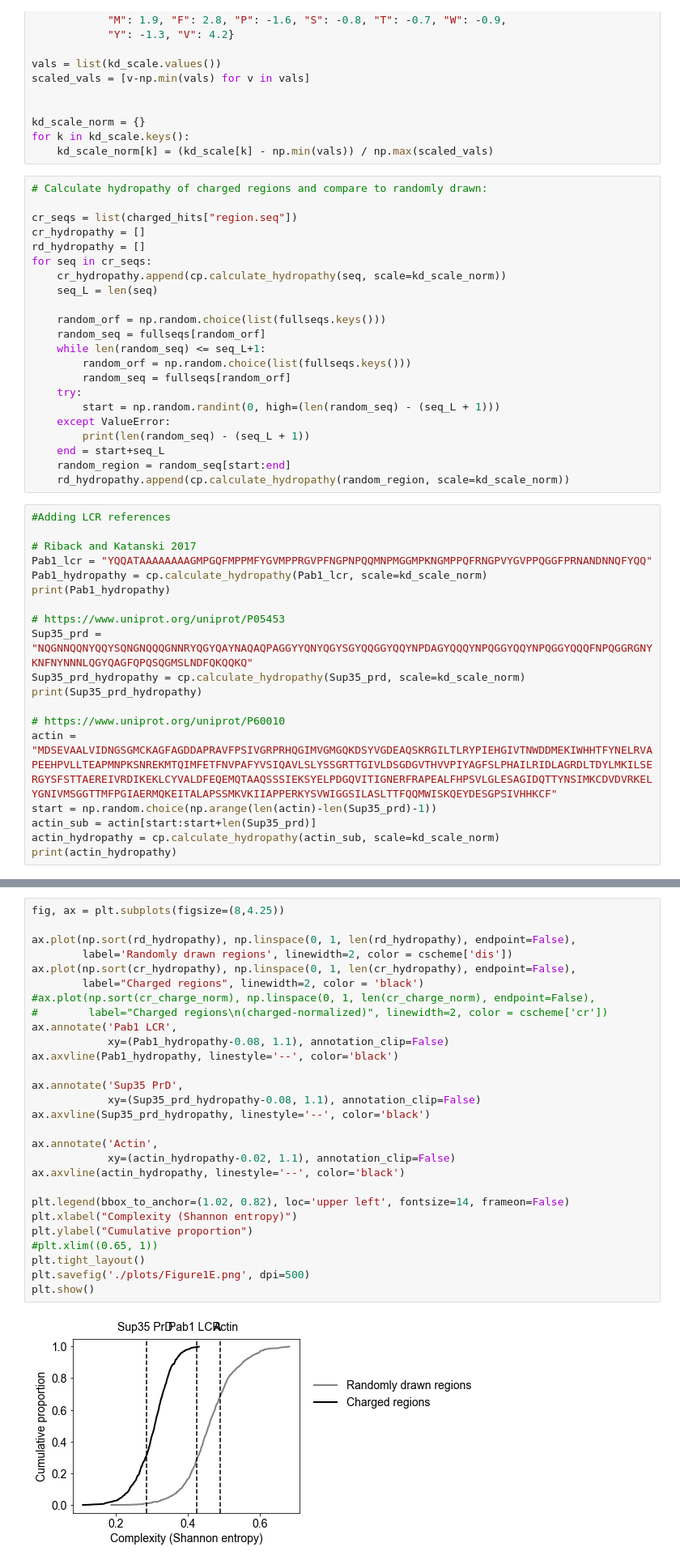
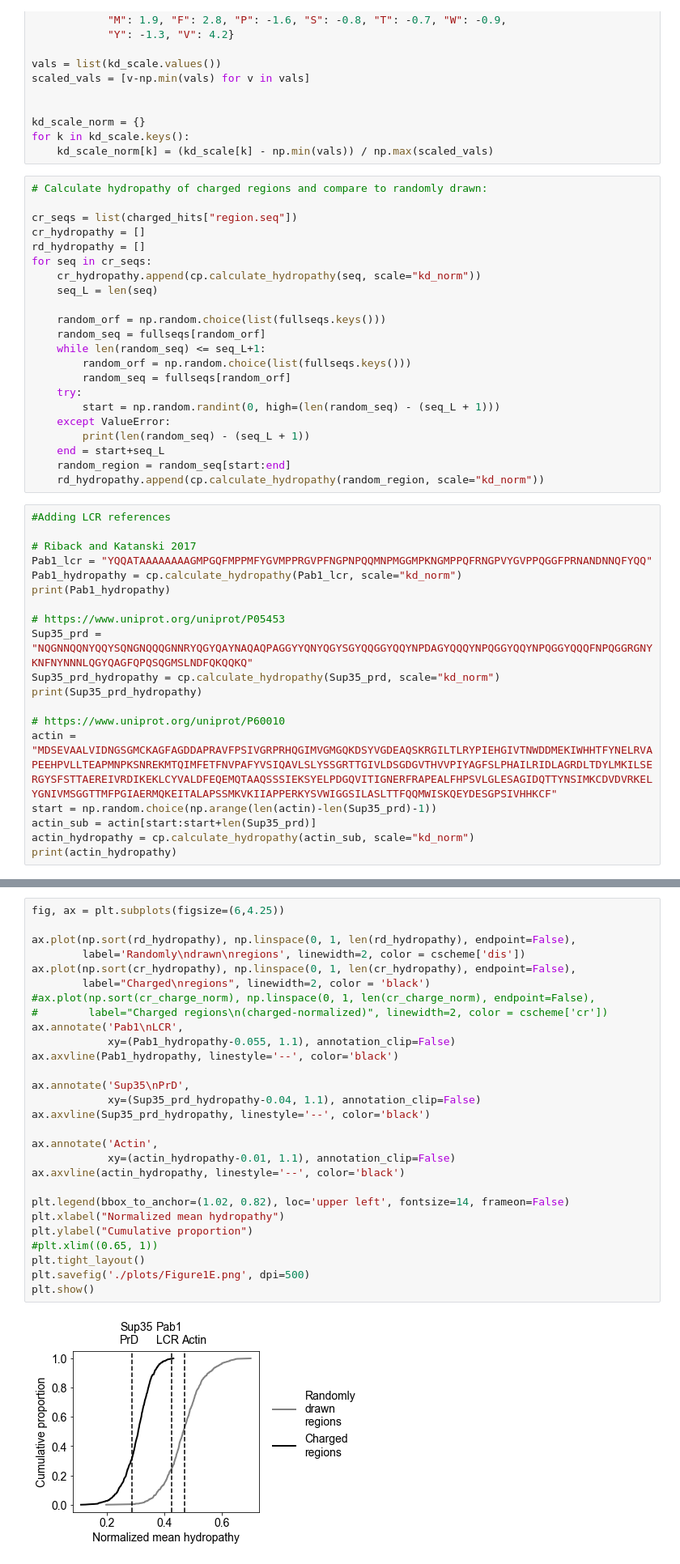
Before and after one commit to rosalindpan/hcrpaper, a Jupyter notebook: figures/Figure1.ipynb, the cells around one changed output, grey strips where cells are left out. Shown at 81% size. Saved outputs shown, nothing was run; the diff lists cells and outputs as text.

Commit message:
started editing supplemental figures

```diff
--- a/figures/Figure1.ipynb
+++ b/figures/Figure1.ipynb
@@ -409,7 +409,7 @@ cr_seqs = list(charged_hits["region.seq"])
 cr_hydropathy = []
 rd_hydropathy = []
 for seq in cr_seqs:
-    cr_hydropathy.append(cp.calculate_hydropathy(seq, scale=kd_scale_norm))
+    cr_hydropathy.append(cp.calculate_hydropathy(seq, scale="kd_norm"))
     seq_L = len(seq)
 
     random_orf = np.random.choice(list(fullseqs.keys()))
@@ -423,18 +423,18 @@ for seq in cr_seqs:
         print(len(random_seq) - (seq_L + 1))
     end = start+seq_L
     random_region = random_seq[start:end]
-    rd_hydropathy.append(cp.calculate_hydropathy(random_region, scale=kd_scale_norm))
+    rd_hydropathy.append(cp.calculate_hydropathy(random_region, scale="kd_norm"))
 # %%
 #Adding LCR references
 
 # Riback and Katanski 2017
 Pab1_lcr = "YQQATAAAAAAAAGMPGQFMPPMFYGVMPPRGVPFNGPNPQQMNPMGGMPKNGMPPQFRNGPVYGVPPQGGFPRNANDNNQFYQQ"
-Pab1_hydropathy = cp.calculate_hydropathy(Pab1_lcr, scale=kd_scale_norm)
+Pab1_hydropathy = cp.calculate_hydropathy(Pab1_lcr, scale="kd_norm")
 print(Pab1_hydropathy)
 
 # https://www.uniprot.org/uniprot/P05453
 Sup35_prd = "NQGNNQQNYQQYSQNGNQQQGNNRYQGYQAYNAQAQPAGGYYQNYQGYSGYQQGGYQQYNPDAGYQQQYNPQGGYQQYNPQGGYQQQFNPQGGRGNYKNFNYNNNLQGYQAGFQPQSQGMSLNDFQKQQKQ"
-Sup35_prd_hydropathy = cp.calculate_hydropathy(Sup35_prd, scale=kd_scale_norm)
+Sup35_prd_hydropathy = cp.calculate_hydropathy(Sup35_prd, scale="kd_norm")
 print(Sup35_prd_hydropathy)
 
 # https://www.uniprot.org/uniprot/P60010
@@ -442,6 +442,6 @@ actin = "MDSEVAALVIDNGSGMCKAGFAGDDAPRAVFPSIVGRPRHQGIMVGMGQKDSYVGDEAQSKRGILTLRYPI
 start = np.random.choice(np.arange(len(actin)-len(Sup35_prd)-1))
 actin_sub = actin[start:start+len(Sup35_prd)]
-actin_hydropathy = cp.calculate_hydropathy(actin_sub, scale=kd_scale_norm)
+actin_hydropathy = cp.calculate_hydropathy(actin_sub, scale="kd_norm")
 print(actin_hydropathy)
 # %% [output]
 0.4256209150326798
@@ -450,30 +450,30 @@ print(actin_hydropathy)
 # %%
-fig, ax = plt.subplots(figsize=(8,4.25))
+fig, ax = plt.subplots(figsize=(6,4.25))
 
 ax.plot(np.sort(rd_hydropathy), np.linspace(0, 1, len(rd_hydropathy), endpoint=False),
-        label='Randomly drawn regions', linewidth=2, color = cscheme['dis'])
+        label='Randomly\ndrawn\nregions', linewidth=2, color = cscheme['dis'])
 ax.plot(np.sort(cr_hydropathy), np.linspace(0, 1, len(cr_hydropathy), endpoint=False),
-        label="Charged regions", linewidth=2, color = 'black')
+        label="Charged\nregions", linewidth=2, color = 'black')
 #ax.plot(np.sort(cr_charge_norm), np.linspace(0, 1, len(cr_charge_norm), endpoint=False),
 #        label="Charged regions\n(charged-normalized)", linewidth=2, color = cscheme['cr'])
-ax.annotate('Pab1 LCR',
-            xy=(Pab1_hydropathy-0.08, 1.1), annotation_clip=False)
+ax.annotate('Pab1\nLCR',
+            xy=(Pab1_hydropathy-0.055, 1.1), annotation_clip=False)
 ax.axvline(Pab1_hydropathy, linestyle='--', color='black')
 
-ax.annotate('Sup35 PrD',
-            xy=(Sup35_prd_hydropathy-0.08, 1.1), annotation_clip=False)
+ax.annotate('Sup35\nPrD',
+            xy=(Sup35_prd_hydropathy-0.04, 1.1), annotation_clip=False)
 ax.axvline(Sup35_prd_hydropathy, linestyle='--', color='black')
 
 ax.annotate('Actin',
-            xy=(actin_hydropathy-0.02, 1.1), annotation_clip=False)
+            xy=(actin_hydropathy-0.01, 1.1), annotation_clip=False)
 ax.axvline(actin_hydropathy, linestyle='--', color='black')
 
 plt.legend(bbox_to_anchor=(1.02, 0.82), loc='upper left', fontsize=14, frameon=False)
-plt.xlabel("Complexity (Shannon entropy)")
+plt.xlabel("Normalized mean hydropathy")
 plt.ylabel("Cumulative proportion")
 #plt.xlim((0.65, 1))
 plt.tight_layout()
 plt.savefig('./plots/Figure1E.png', dpi=500)
 plt.show()
 # %% [output]
-[figure, old version]
+[figure, new version]
```
Also changed, not shown: parts of 1 cell of this notebook, 16 other files.
